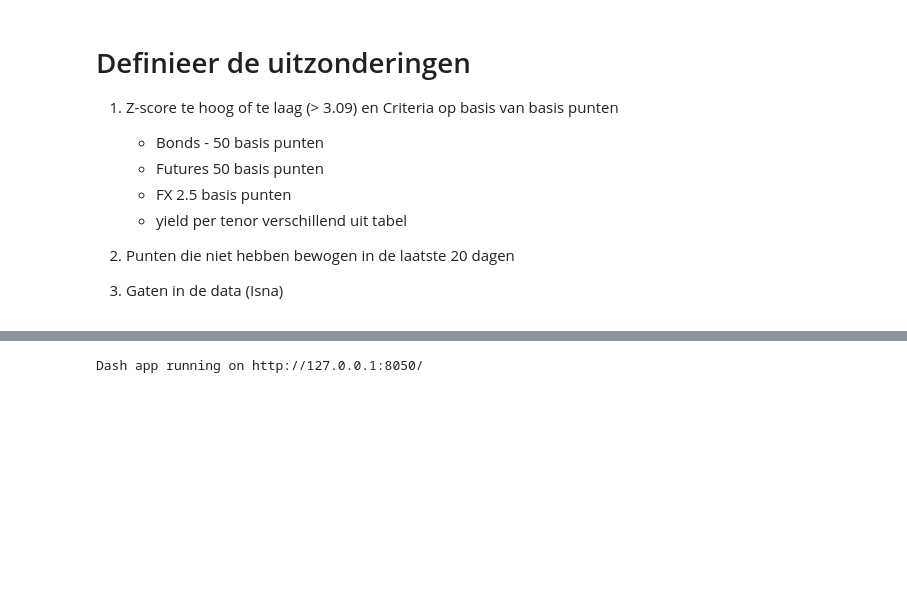
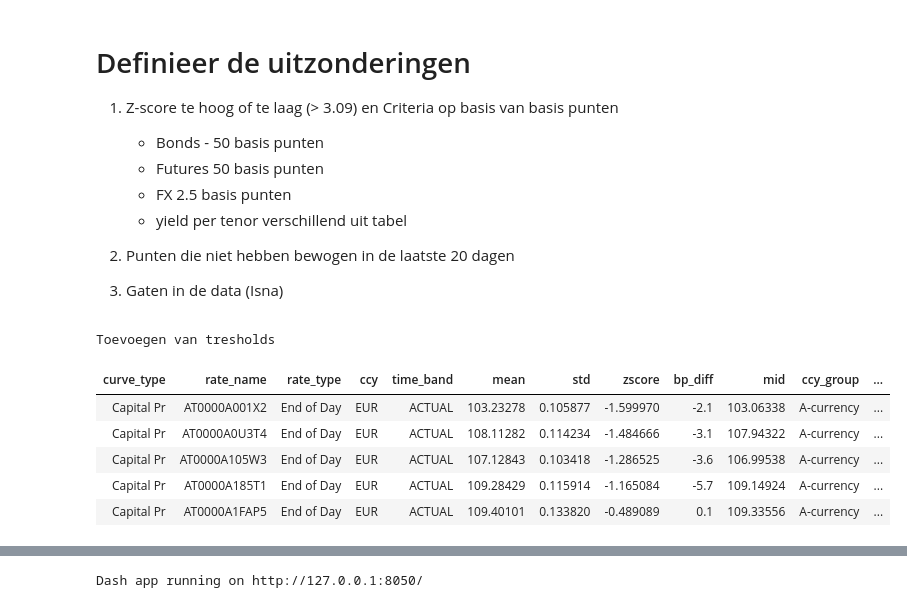
Before and after one commit to Merijn68/Rates, a Jupyter notebook: RatesDashboard.ipynb, the cells around one changed output, grey strips where cells are left out. Drawn from its saved outputs; the diff is of its cells as text; code cells hidden in the pictures; blank space fills up the shorter version.

```diff
--- a/RatesDashboard.ipynb
+++ b/RatesDashboard.ipynb
@@ -419,52 +602,59 @@ df_ext = add_hiarchies(df_ext)
 
 3. Gaten in de data (Isna)
 # %%
+def define_treshold(df):
+    """
+    Threshold wordt bepaald om aan te geven wanneer een afwijking in basis punten te groot wordt bevonden
 
-def define_exceptions(df):
-    '''
-    Outside limit Exceptions worden bepaald adhv een limiet per rate, currency en tenor
-    Stale rate Exceptions worden bepaald door te kijken naar de std deviatie over de laatste 20 dagen
+    Thresholds worden voor yields bepaald door combinaties van tenors en currencies uit de tabel gelezen
+    Voor de overige curve types worden default tresholds gebruikt.
 
     Input:
-      df -              Pandas Datafame
-
+      df    Pandas Datafame
     Output:
       Pandas Dataframe
-    '''
+    """
 
+    # Mocht deze dataframe al een kolom treshold hebben verwijderen we deze eerst
+    if 'threshold' in df.columns:
+        df = df.drop(columns = ['threshold'])
 
     try:
         # In deze tabel staan de Treshold waarden per ccy group, en tenor
         df_t = pd.read_excel(r'data\yield_tenor_treshold.xlsx')
 
         # Vertaal ccy groep in de treshold tabel naar dezelfde codering in de dataframe
-        df_t['currency_group'] = df_t['ccygroup'].map({1:'A-currency',2:'B-currency',3:'C-currency'})
+        df_t.rename(columns = {'ccygroup':'ccy_group','timeband':'time_band'}, inplace = True)
 
-        # Merge treshold tabel op ccy groep en tenor ( = time_band)
-        df = df.merge(df_t, how = 'left', left_on = ['ccy_group', 'time_band'], right_on = ['currency_group','timeband'] )
+        # Map ccy group naar leesbare namen
+        df_t['ccy_group'] = df_t['ccy_group'].map({1:'A-currency',2:'B-currency',3:'C-currency'})
+
+        # Merge treshold tabel met de dataframe
+        df = df.merge(df_t, how = 'left' )
 
     except Exception as e:
         print("ERROR: Unable to find or access file:", e)
 
+    # Set default values voor de overige tresholds
+    df.loc[(df['curve_type']=='Capital Pr'),['threshold']] = 50
+    df.loc[(df['curve_type']=='Futures'),['threshold']]    = 50
+    df.loc[(df['curve_type']=='FX'),['threshold']]         = 2.5
 
-    # Set default value voor de overige tresholds
-    df.loc[(df['curve_type']=='Capital Pr'),['threshold']] = 50
-    df.loc[(df['curve_type']=='Futures'),['threshold']] = 50
-    df.loc[(df['curve_type']=='FX'),['threshold']] = 2.5
     # Wanneer geen yield exceptie is opgegeven in de tabel - dan default 10.
-    df.loc[((df['curve_type']=='Yield')),['threshold']].fillna(10)
-
-    # outside limit exception wordt ingesteld op de gecombineerde conditie van z-score en bp_delta
-    df['outside_limit_exception'] = np.where(
-        ( ( df['z-score']>3.09) | (df['z-score'] < -3.09) )
-        & ( np.isfinite(df['z-score'] )
-        & ( df['bp_diff'].abs() > df['threshold'] ) ), True, False)
-
-    df['stale_rate_exception'] = np.where( df['std']==0 , True, False )
-
-    # Nog leuk om toe te voegen: Wanneer is dit datapunt voor het laatst gewijzigd?
-    # Dat bleek nog lastig - nog later toe te voegen...
+    df.loc[((df['curve_type']=='Yield')),['threshold']] = df.loc[((df['curve_type']=='Yield')),['threshold']].fillna(10)
 
     return df
 
-df_gr = define_exceptions(df_gr)
+
+df_gr = define_treshold(df_gr)
+
+print ('Toevoegen van tresholds')
+show(df_gr.head())
+# %% [output]
+Toevoegen van tresholds
+| curve_type | rate_name | rate_type | ccy | time_band | mean | std | zscore | bp_diff | mid | ccy_group | ... |
+| Capital Pr | AT0000A001X2 | End of Day | EUR | ACTUAL | 103.23278 | 0.105877 | -1.599970 | -2.1 | 103.06338 | A-currency | ... |
+| Capital Pr | AT0000A0U3T4 | End of Day | EUR | ACTUAL | 108.11282 | 0.114234 | -1.484666 | -3.1 | 107.94322 | A-currency | ... |
+| Capital Pr | AT0000A105W3 | End of Day | EUR | ACTUAL | 107.12843 | 0.103418 | -1.286525 | -3.6 | 106.99538 | A-currency | ... |
+| Capital Pr | AT0000A185T1 | End of Day | EUR | ACTUAL | 109.28429 | 0.115914 | -1.165084 | -5.7 | 109.14924 | A-currency | ... |
+| Capital Pr | AT0000A1FAP5 | End of Day | EUR | ACTUAL | 109.40101 | 0.133820 | -0.489089 | 0.1 | 109.33556 | A-currency | ... |
```
Also changed, not shown: parts of 33 cells of this notebook, 11 other files.
